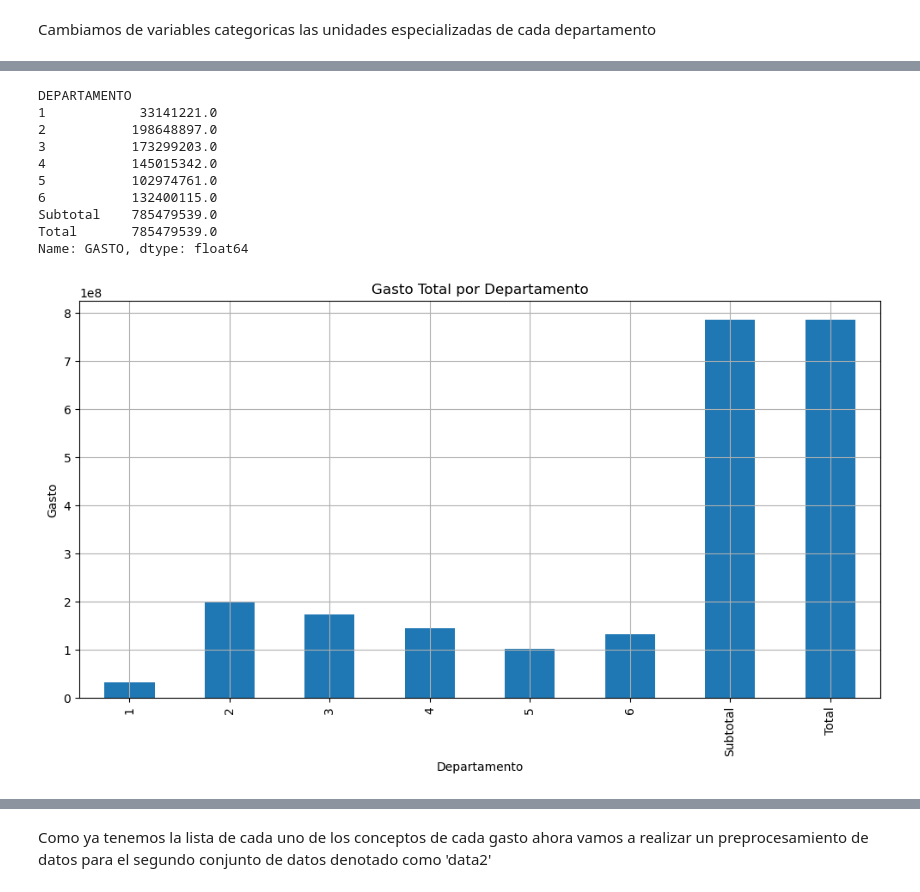
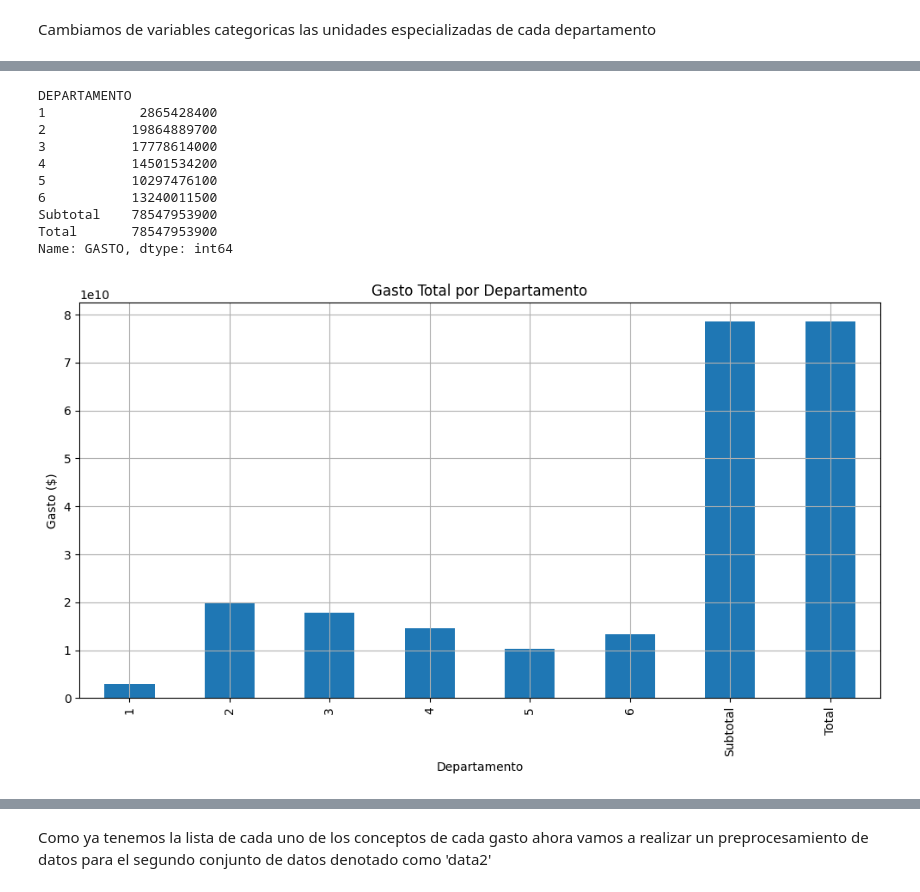
Before and after one commit to Ro-Jimenez/Preproyecto, a Jupyter notebook: avance1.ipynb, the cells around one changed output, grey strips where cells are left out. Cells and saved outputs as stored; diff of their text form; code cells hidden in the pictures.

```diff
--- a/avance1.ipynb
+++ b/avance1.ipynb
@@ -8,15 +9,12 @@ import plotly.express as px
 import matplotlib.pyplot as plt # to plot
 import seaborn as sns # to plot
 # %%
+# Funciones para cargar las bases de datos desde archivo CSV
 def get_data1():
-
-    dataSet = pd.read_csv("pf excel.csv", header=0)
-    return dataSet
+    return pd.read_csv("pf excel.csv", header=0)
 
 def get_data2():
-
-    dataSet = pd.read_csv("pf excel2.csv", header=0)
-    return dataSet
+    return pd.read_csv("pf excel2.csv", header=0)
 # %%
 
 data1 = get_data1()
@@ -29,20 +27,21 @@ print(data1.columns.tolist())
 1. Se nos proporciono una base de datos de prueba que contiene el departamento, el presupuesto y gasto.
 Primeramente vamos a relaizar el preprocesamiento de los datos, para empezar vamos a transformar las cantidades que tienen formato de cantidades monetarias para poderlo pasar a números decimales
 # %%
+# Limpiar nombres de columnas
+data1.columns = data1.columns.str.strip()
 
-data1.columns = data1.columns.str.strip()
-data1['PRESUPUESTO'] = data1['PRESUPUESTO'].astype(str)
-data1['PRESUPUESTO'] = data1['PRESUPUESTO'].str.replace('$', '', regex=False)
-data1['PRESUPUESTO'] = data1['PRESUPUESTO'].str.replace('.', '', regex=False)
-data1['PRESUPUESTO'] = data1['PRESUPUESTO'].str.replace(',', '', regex=False)
-data1['PRESUPUESTO'] = pd.to_numeric(data1['PRESUPUESTO'], errors='coerce')
-data1['GASTO'] = data1['GASTO'].astype(str)
-data1['GASTO'] = data1['GASTO'].str.replace('$', '', regex=False)
-data1['GASTO'] = data1['GASTO'].str.replace('.', '', regex=False)
-data1['GASTO'] = data1['GASTO'].str.replace(',', '', regex=False)
-data1['GASTO'] = pd.to_numeric(data1['GASTO'], errors='coerce')
-data1 = data1[['DEPARTAMENTO', 'PRESUPUESTO', 'GASTO']]
+# Seleccionar columnas relevantes
+data1 = data1[['DEPARTAMENTO', 'PRESUPUESTO', 'GASTO']].copy()
 
-data1
+# Limpiar columnas monetarias y convertir a float
+for col in ['PRESUPUESTO', 'GASTO']:
+    data1[col] = data1[col].astype(str).str.replace('$', '', regex=False)
+    data1[col] = data1[col].str.replace('.', '', regex=False).str.replace(',', '', regex=False)
+    data1[col] = pd.to_numeric(data1[col], errors='coerce')
+
+# Eliminar filas con valores faltantes
+data1.dropna(subset=['DEPARTAMENTO', 'PRESUPUESTO', 'GASTO'], inplace=True)
+
+data1.head()
 # %% [output]
 |  | DEPARTAMENTO | PRESUPUESTO | GASTO |
@@ -120,28 +108,31 @@ print(dataPreprocesada1)
 # %%
+# Agrupar y sumar el gasto por departamento
+gasto_por_departamento = dataPreprocesada1.groupby('DEPARTAMENTO')['GASTO'].sum()
 
+# Mostrar la suma por consola
+print(gasto_por_departamento)
 
-gasto_por_departamento = df1SinNa.groupby('DEPARTAMENTO')['GASTO'].sum()
-print(df1SinNa.groupby('DEPARTAMENTO')['GASTO'].sum())
+# Graficar en barra
 plt.figure(figsize=(10, 6))
 gasto_por_departamento.plot(kind='bar')
 plt.title('Gasto Total por Departamento')
-plt.ylabel('Gasto')
+plt.ylabel('Gasto ($)')
 plt.xlabel('Departamento')
 plt.grid()
 plt.tight_layout()
 plt.show()
 # %% [output]
 DEPARTAMENTO
-1            33141221.0
-2           198648897.0
-3           173299203.0
-4           145015342.0
-5           102974761.0
-6           132400115.0
-Subtotal    785479539.0
-Total       785479539.0
-Name: GASTO, dtype: float64
+1            2865428400
+2           19864889700
+3           17778614000
+4           14501534200
+5           10297476100
+6           13240011500
+Subtotal    78547953900
+Total       78547953900
+Name: GASTO, dtype: int64
-[figure, old version]
+[figure, new version]
 # %%
 
 df2sinNa = dataPreprocesada1[dataPreprocesada1['DEPARTAMENTO'].notna() & dataPreprocesada1['EXCEDENTE'].notna()]
```
Also changed, not shown: parts of 11 cells of this notebook, 2 other files.
